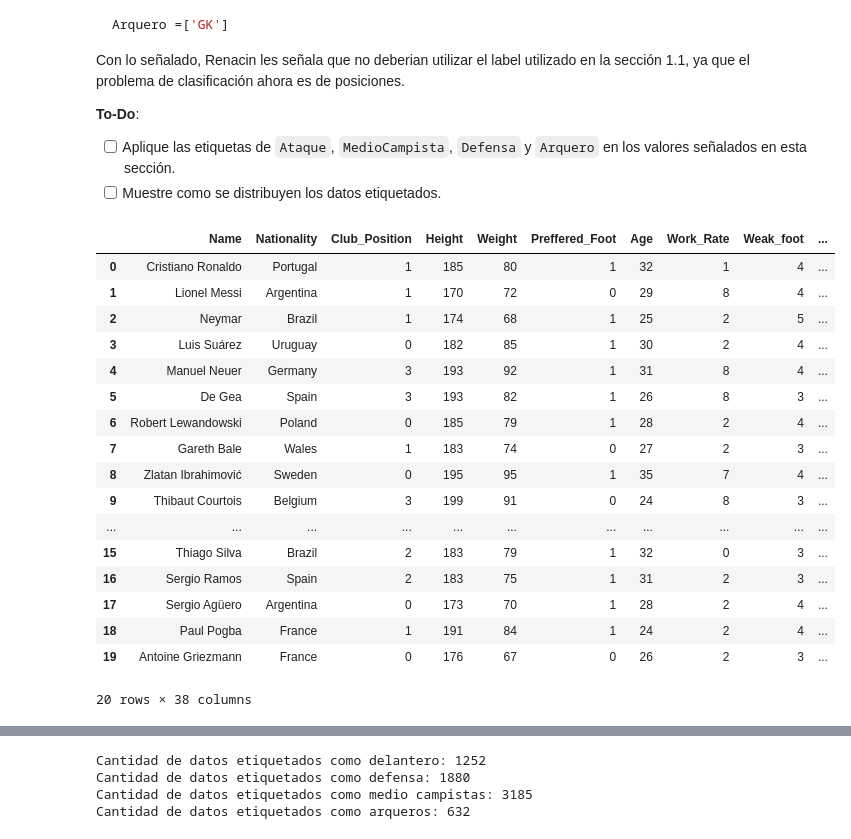
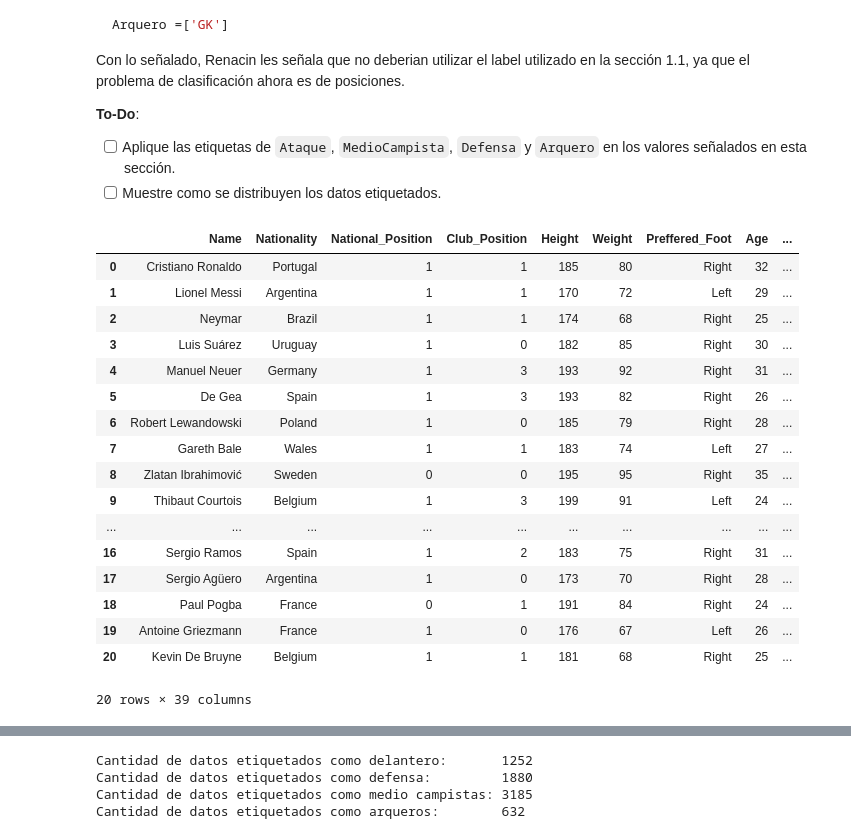
Before and after one commit to nicacevedo/Laboratorio-Ciencia-de-Datos, a Jupyter notebook: Lab3/Laboratorio3.ipynb, the cells around one changed output, grey strips where cells are left out. Cells and saved outputs as stored; diff of their text form; code cells hidden in the pictures.

```diff
--- a/Lab3/Laboratorio3.ipynb
+++ b/Lab3/Laboratorio3.ipynb
@@ -97,5 +98,5 @@
 
 Para comenzar cargue el dataset señalado y visualice a traves de un head los atributos que posee el dataset.
 # %%
-# df_players = pd.read_csv('./stats_players.csv').head(20)
-# df_players
+df_players = pd.read_csv('./stats_players.csv')
+df_players.head()
@@ -138,10 +153,11 @@ lmask = labels.isnull()
 
 # Transformamos la columna target a one hot
 labels = labels.fillna(0) # 0 para no seleccinados
-labels[~lmask]=1          # 1 pára seleccionados
+labels[~lmask]= 1          # 1 pára seleccionados
 
 # Actualizamos la información en la base de datos original
 df_players.National_Position = labels
+df_players.National_Position = df_players.National_Position.astype('int')
 df_players.head()
 # %% [output]
 |  | Name | Nationality | National_Position | Club_Position | Height | Weight | Preffered_Foot | Age | ... |
@@ -396,0 +379,22 @@ Presicion:0.0
+# %%
+
+
+# Separar data
+y = df_players.National_Position
+X = df_players.drop('National_Position', axis=1)
+X_train, X_test, y_train, y_test = train_test_split(X, y, test_size=0.5, shuffle=True, stratify=y, random_state=123)
+
+
+for i in range(len(pipes)):
+    pipes[i].fit(X_train,y_train)
+    y_pred = pipes[i].predict(X_test)
+
+    print((y_pred == y_test).sum())
+    # print(y.shape)
+
+    # # Division de la data
+
+    # Métricas
+    print(f"Accuracy:\t{accuracy(y_test, y_pred)}")##Poner nombres apropiados para que se vea lindo
+    print(f"Recall:\t\t{recall(y_test, y_pred)}")
+    print(f"Presicion:\t{presicion(y_test, y_pred)}")
@@ -428,31 +445,36 @@ Con lo señalado, Renacin les señala que no deberian utilizar el label utilizad
 # %%
 #display(features.head(20))
 Ataque=['ST', 'CAM','RS','LF','LAM','LS','RF','RAM','CF']
 MedioCampistas=['RCM','LW', 'RW', 'LCM','LM', 'RM', 'CM']
 Defensas=['LCB','RB','RCB', 'LDM','LB','CDM','RDM','CB','RWB','LWB']
 Arquero =['GK']
-con=[Ataque,MedioCampistas,Defensas,Arquero]
+
+posiciones = [Ataque, MedioCampistas, Defensas, Arquero]
+
+# Genero etiquetas para cada posicion
 for i in range(4):
-    for val in con[i]:
-        features.loc[features.Club_Position==val,'Club_Position']=i
+    df_players.loc[df_players.Club_Position.isin(posiciones[i]),'Club_Position'] = i
 
-features.head(20)
+# Quitamos los subs
+df_players = df_players[~df_players['Club_Position'].isin(['Sub', 'Res', np.nan])] # confirmar que existen NA realmente en la orignal
+df_players['Club_Position'] = df_players['Club_Position'].astype('int')
+df_players.head(20)
 # %% [output]
-|  | Name | Nationality | Club_Position | Height | Weight | Preffered_Foot | Age | Work_Rate | Weak_foot | ... |
-| 0 | Cristiano Ronaldo | Portugal | 1 | 185 | 80 | 1 | 32 | 1 | 4 | ... |
-| 1 | Lionel Messi | Argentina | 1 | 170 | 72 | 0 | 29 | 8 | 4 | ... |
-| 2 | Neymar | Brazil | 1 | 174 | 68 | 1 | 25 | 2 | 5 | ... |
-| 3 | Luis Suárez | Uruguay | 0 | 182 | 85 | 1 | 30 | 2 | 4 | ... |
-| 4 | Manuel Neuer | Germany | 3 | 193 | 92 | 1 | 31 | 8 | 4 | ... |
-| 5 | De Gea | Spain | 3 | 193 | 82 | 1 | 26 | 8 | 3 | ... |
-| 6 | Robert Lewandowski | Poland | 0 | 185 | 79 | 1 | 28 | 2 | 4 | ... |
-| 7 | Gareth Bale | Wales | 1 | 183 | 74 | 0 | 27 | 2 | 3 | ... |
-| 8 | Zlatan Ibrahimović | Sweden | 0 | 195 | 95 | 1 | 35 | 7 | 4 | ... |
-| 9 | Thibaut Courtois | Belgium | 3 | 199 | 91 | 0 | 24 | 8 | 3 | ... |
-| ... | ... | ... | ... | ... | ... | ... | ... | ... | ... | ... |
-| 15 | Thiago Silva | Brazil | 2 | 183 | 79 | 1 | 32 | 0 | 3 | ... |
-| 16 | Sergio Ramos | Spain | 2 | 183 | 75 | 1 | 31 | 2 | 3 | ... |
-| 17 | Sergio Agüero | Argentina | 0 | 173 | 70 | 1 | 28 | 2 | 4 | ... |
-| 18 | Paul Pogba | France | 1 | 191 | 84 | 1 | 24 | 2 | 4 | ... |
-| 19 | Antoine Griezmann | France | 0 | 176 | 67 | 0 | 26 | 2 | 3 | ... |
+|  | Name | Nationality | National_Position | Club_Position | Height | Weight | Preffered_Foot | Age | ... |
+| 0 | Cristiano Ronaldo | Portugal | 1 | 1 | 185 | 80 | Right | 32 | ... |
+| 1 | Lionel Messi | Argentina | 1 | 1 | 170 | 72 | Left | 29 | ... |
+| 2 | Neymar | Brazil | 1 | 1 | 174 | 68 | Right | 25 | ... |
+| 3 | Luis Suárez | Uruguay | 1 | 0 | 182 | 85 | Right | 30 | ... |
+| 4 | Manuel Neuer | Germany | 1 | 3 | 193 | 92 | Right | 31 | ... |
+| 5 | De Gea | Spain | 1 | 3 | 193 | 82 | Right | 26 | ... |
+| 6 | Robert Lewandowski | Poland | 1 | 0 | 185 | 79 | Right | 28 | ... |
+| 7 | Gareth Bale | Wales | 1 | 1 | 183 | 74 | Left | 27 | ... |
+| 8 | Zlatan Ibrahimović | Sweden | 0 | 0 | 195 | 95 | Right | 35 | ... |
+| 9 | Thibaut Courtois | Belgium | 1 | 3 | 199 | 91 | Left | 24 | ... |
+| ... | ... | ... | ... | ... | ... | ... | ... | ... | ... |
+| 16 | Sergio Ramos | Spain | 1 | 2 | 183 | 75 | Right | 31 | ... |
+| 17 | Sergio Agüero | Argentina | 1 | 0 | 173 | 70 | Right | 28 | ... |
+| 18 | Paul Pogba | France | 0 | 1 | 191 | 84 | Right | 24 | ... |
+| 19 | Antoine Griezmann | France | 1 | 0 | 176 | 67 | Left | 26 | ... |
+| 20 | Kevin De Bruyne | Belgium | 1 | 1 | 181 | 68 | Right | 25 | ... |
-20 rows × 38 columns
+20 rows × 39 columns
```
Also changed, not shown: parts of 19 cells of this notebook.
